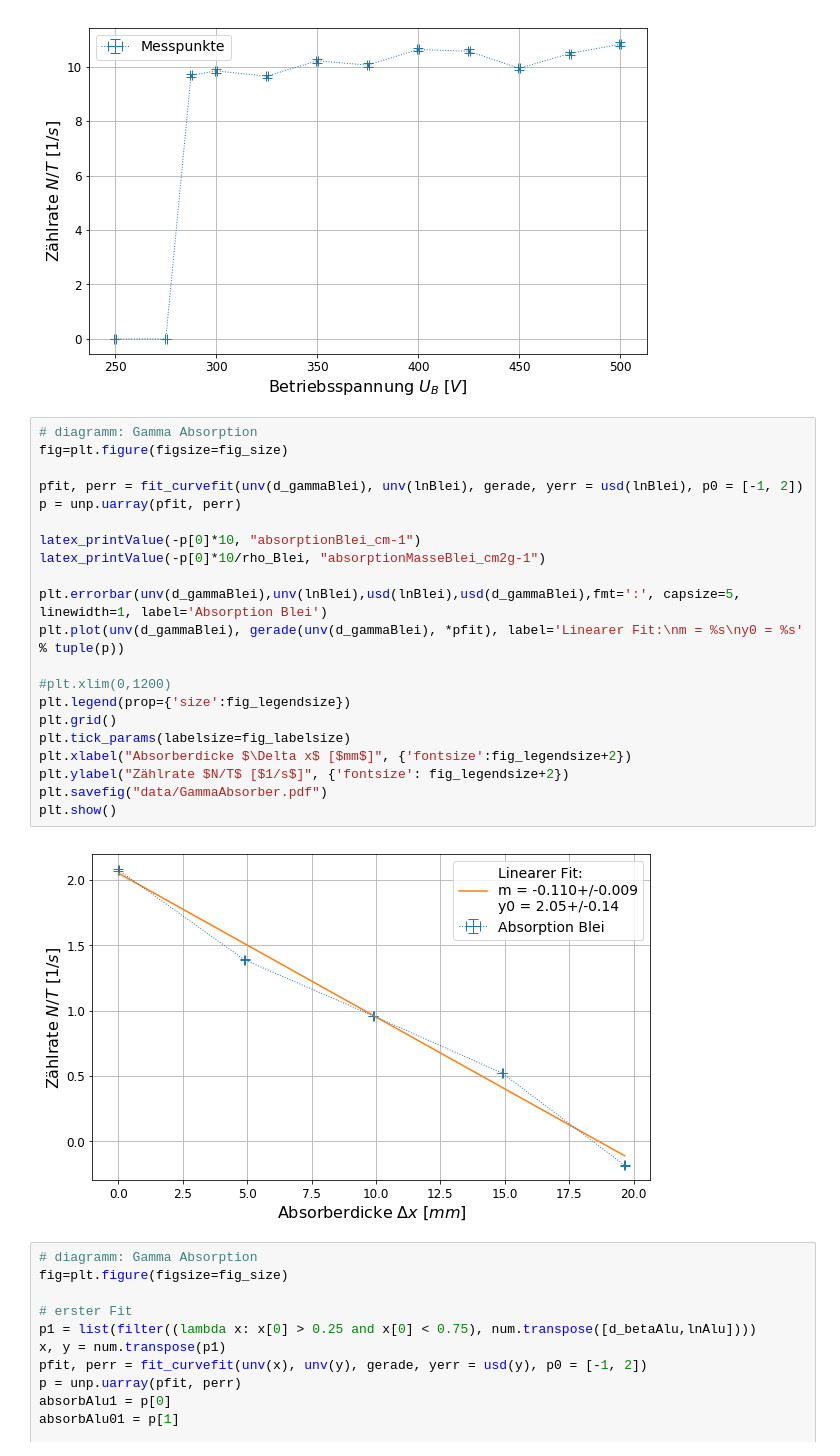
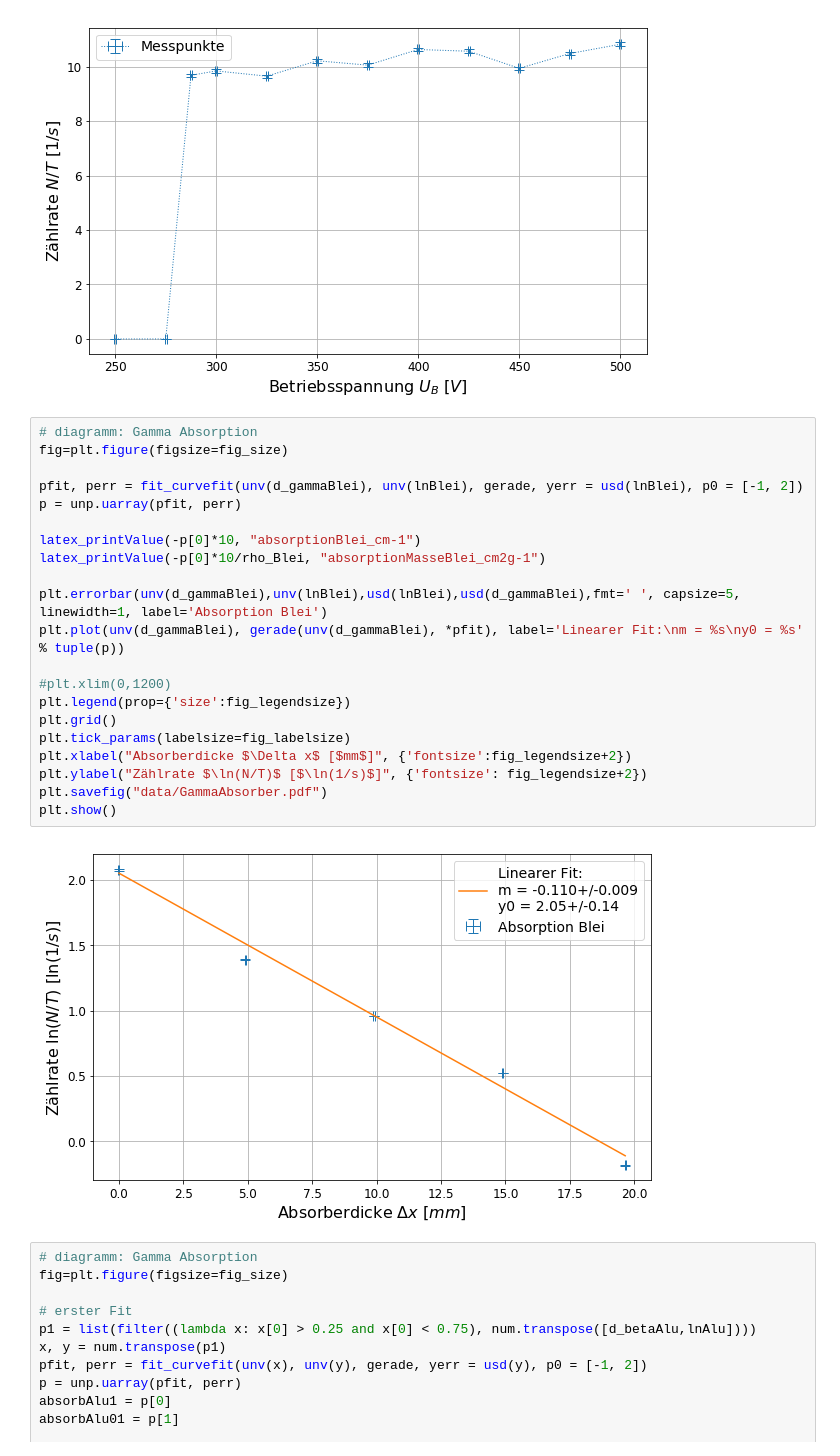
Before and after one commit to dfb159/Studium, a Jupyter notebook: Exp1/Versuchsbericht 14 - A3/11Mi_A3_02_05_2018.ipynb, the cells around one changed output. Cells and saved outputs as stored; diff of their text form.

```diff
--- a/Exp1/Versuchsbericht 14 - A3/11Mi_A3_02_05_2018.ipynb
+++ b/Exp1/Versuchsbericht 14 - A3/11Mi_A3_02_05_2018.ipynb
@@ -161,26 +161,26 @@ plt.show()
 # %%
 # diagramm: Gamma Absorption
 fig=plt.figure(figsize=fig_size)
 
 pfit, perr = fit_curvefit(unv(d_gammaBlei), unv(lnBlei), gerade, yerr = usd(lnBlei), p0 = [-1, 2])
 p = unp.uarray(pfit, perr)
 
 latex_printValue(-p[0]*10, "absorptionBlei_cm-1")
 latex_printValue(-p[0]*10/rho_Blei, "absorptionMasseBlei_cm2g-1")
 
-plt.errorbar(unv(d_gammaBlei),unv(lnBlei),usd(lnBlei),usd(d_gammaBlei),fmt=':', capsize=5, linewidth=1, label='Absorption Blei')
+plt.errorbar(unv(d_gammaBlei),unv(lnBlei),usd(lnBlei),usd(d_gammaBlei),fmt=' ', capsize=5, linewidth=1, label='Absorption Blei')
 plt.plot(unv(d_gammaBlei), gerade(unv(d_gammaBlei), *pfit), label='Linearer Fit:\nm = %s\ny0 = %s' % tuple(p))
 
 #plt.xlim(0,1200)
 plt.legend(prop={'size':fig_legendsize})
 plt.grid()
 plt.tick_params(labelsize=fig_labelsize)
 plt.xlabel("Absorberdicke $\Delta x$ [$mm$]", {'fontsize':fig_legendsize+2})
-plt.ylabel("Zählrate $N/T$ [$1/s$]", {'fontsize': fig_legendsize+2})
+plt.ylabel("Zählrate $\ln(N/T)$ [$\ln(1/s)$]", {'fontsize': fig_legendsize+2})
 plt.savefig("data/GammaAbsorber.pdf")
 plt.show()
 # %% [output]
-[figure, old version]
+[figure, new version]
 # %%
 # diagramm: Gamma Absorption
 fig=plt.figure(figsize=fig_size)
```
Also changed, not shown: 3 other files.
